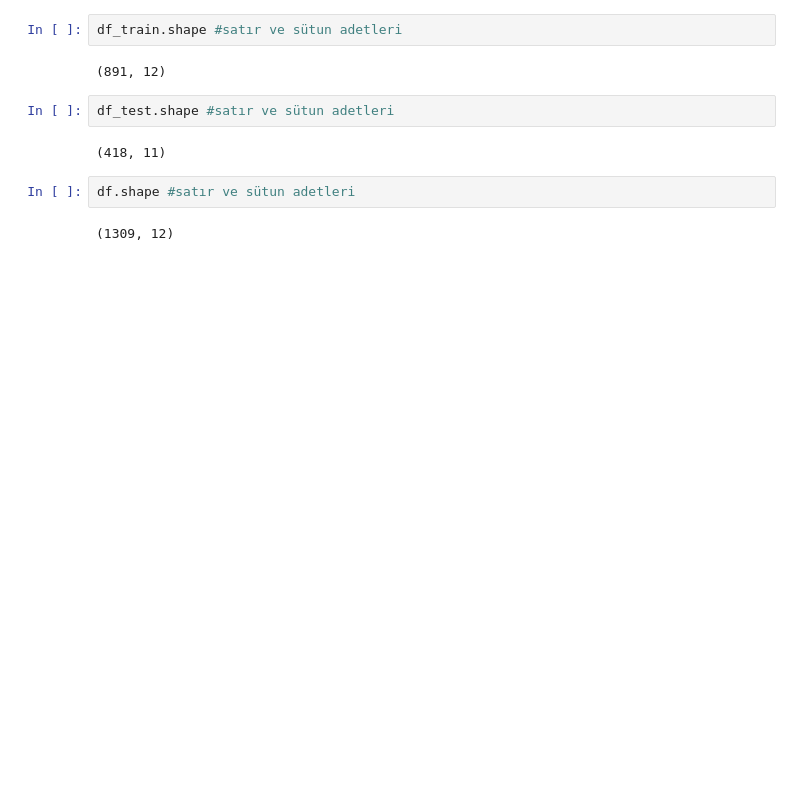
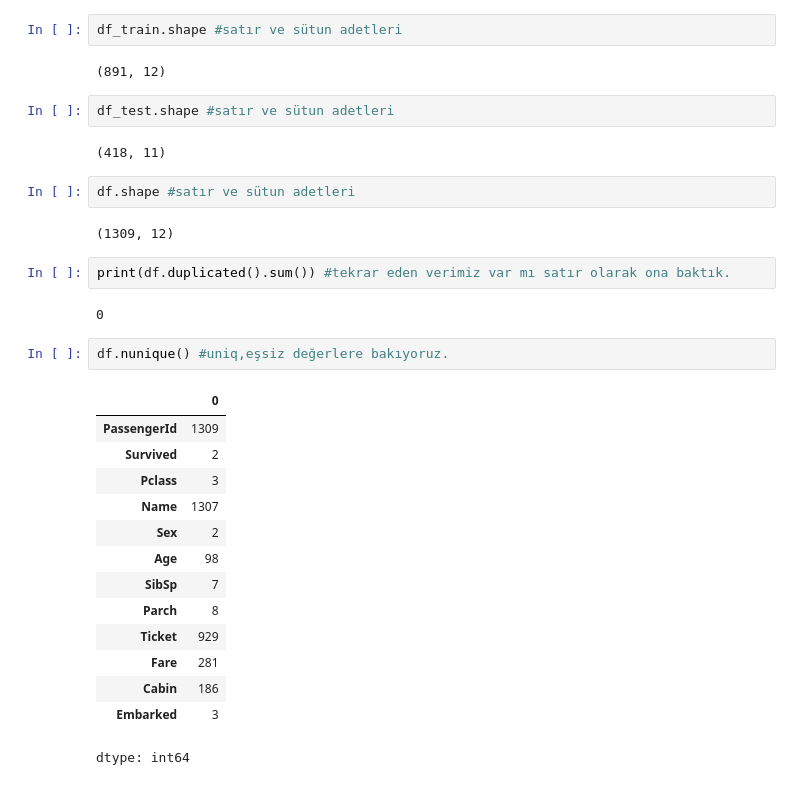
Before and after one commit to europecodingschool/ECS---VB---YZ---08.26, a Jupyter notebook: VB_YZ_Ders_7_.ipynb, the cells around one changed output. Drawn from its saved outputs; the diff is of its cells as text; blank space fills up the shorter version.

```diff
--- a/VB_YZ_Ders_7_.ipynb
+++ b/VB_YZ_Ders_7_.ipynb
@@ -158,3 +158,24 @@ df_test.shape #satır ve sütun adetleri
 df.shape #satır ve sütun adetleri
 # %% [output]
 (1309, 12)
+# %%
+print(df.duplicated().sum()) #tekrar eden verimiz var mı satır olarak ona baktık.
+# %% [output]
+0
+# %%
+df.nunique() #uniq,eşsiz değerlere bakıyoruz.
+# %% [output]
+|  | 0 |
+| PassengerId | 1309 |
+| Survived | 2 |
+| Pclass | 3 |
+| Name | 1307 |
+| Sex | 2 |
+| Age | 98 |
+| SibSp | 7 |
+| Parch | 8 |
+| Ticket | 929 |
+| Fare | 281 |
+| Cabin | 186 |
+| Embarked | 3 |
+dtype: int64
```
Also changed, not shown: parts of 9 cells of this notebook.
